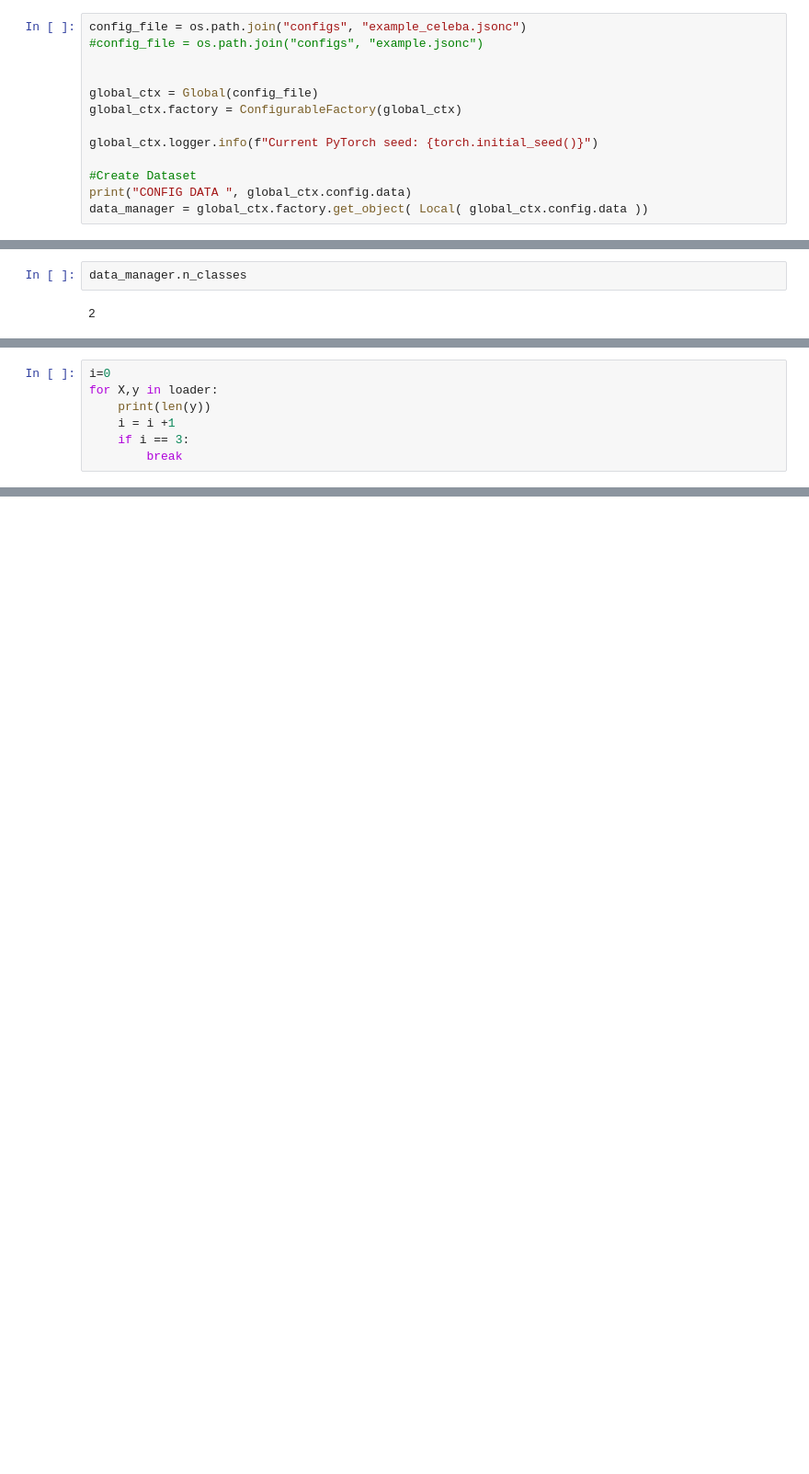
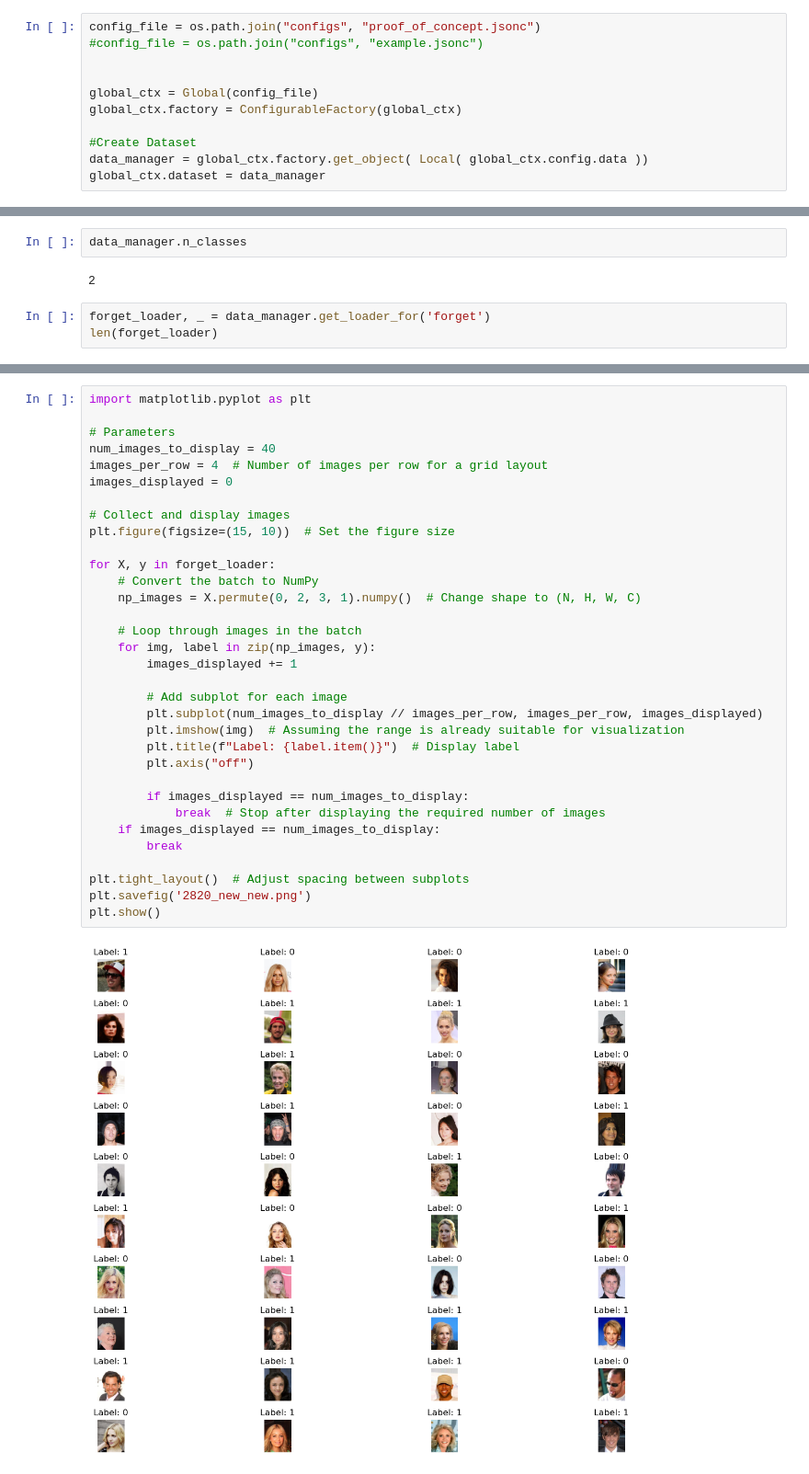
Before and after one commit to aiim-research/ERASURE, a Jupyter notebook: train_loader.ipynb, the cells around one changed output, grey strips where cells are left out. Shown: that part at 92% size. Saved outputs shown, nothing was run; the diff lists cells and outputs as text; blank space fills up the shorter version.

Commit message:
bugfixes + proof of concept

```diff
--- a/train_loader.ipynb
+++ b/train_loader.ipynb
@@ -16,16 +16,14 @@ from erasure.data.datasets.DatasetManager import DatasetManager
 The autoreload extension is already loaded. To reload it, use:
   %reload_ext autoreload
 # %%
-config_file = os.path.join("configs", "example_celeba.jsonc")
+config_file = os.path.join("configs", "proof_of_concept.jsonc")
 #config_file = os.path.join("configs", "example.jsonc")
 
 
 global_ctx = Global(config_file)
 global_ctx.factory = ConfigurableFactory(global_ctx)
 
-global_ctx.logger.info(f"Current PyTorch seed: {torch.initial_seed()}")
-
 #Create Dataset
-print("CONFIG DATA ", global_ctx.config.data)
 data_manager = global_ctx.factory.get_object( Local( global_ctx.config.data ))
+global_ctx.dataset = data_manager
 # %% [output]
@@ -51,3 +52,6 @@ KeyboardInterrupt:
 data_manager.n_classes
 # %% [output]
 2
+# %%
+forget_loader, _ = data_manager.get_loader_for('forget')
+len(forget_loader)
@@ -56,7 +63,0 @@ loader, _ = data_manager.get_loader_for('train2')
-# %%
-i=0
-for X,y in loader:
-    print(len(y))
-    i = i +1
-    if i == 3:
-        break
@@ -71,3 +69,38 @@ loader
+# %%
+import matplotlib.pyplot as plt
+
+# Parameters
+num_images_to_display = 40
+images_per_row = 4  # Number of images per row for a grid layout
+images_displayed = 0
+
+# Collect and display images
+plt.figure(figsize=(15, 10))  # Set the figure size
+
+for X, y in forget_loader:
+    # Convert the batch to NumPy
+    np_images = X.permute(0, 2, 3, 1).numpy()  # Change shape to (N, H, W, C)
+
+    # Loop through images in the batch
+    for img, label in zip(np_images, y):
+        images_displayed += 1
+
+        # Add subplot for each image
+        plt.subplot(num_images_to_display // images_per_row, images_per_row, images_displayed)
+        plt.imshow(img)  # Assuming the range is already suitable for visualization
+        plt.title(f"Label: {label.item()}")  # Display label
+        plt.axis("off")
+
+        if images_displayed == num_images_to_display:
+            break  # Stop after displaying the required number of images
+    if images_displayed == num_images_to_display:
+        break
+
+plt.tight_layout()  # Adjust spacing between subplots
+plt.savefig('2820_new_new.png')
+plt.show()
+# %% [output]
+[figure, added]
 # %%
 loader, _ = data_manager.get_loader_for('train')
 # %% [output]
```
Also changed, not shown: parts of 10 cells of this notebook, 8 other files.
